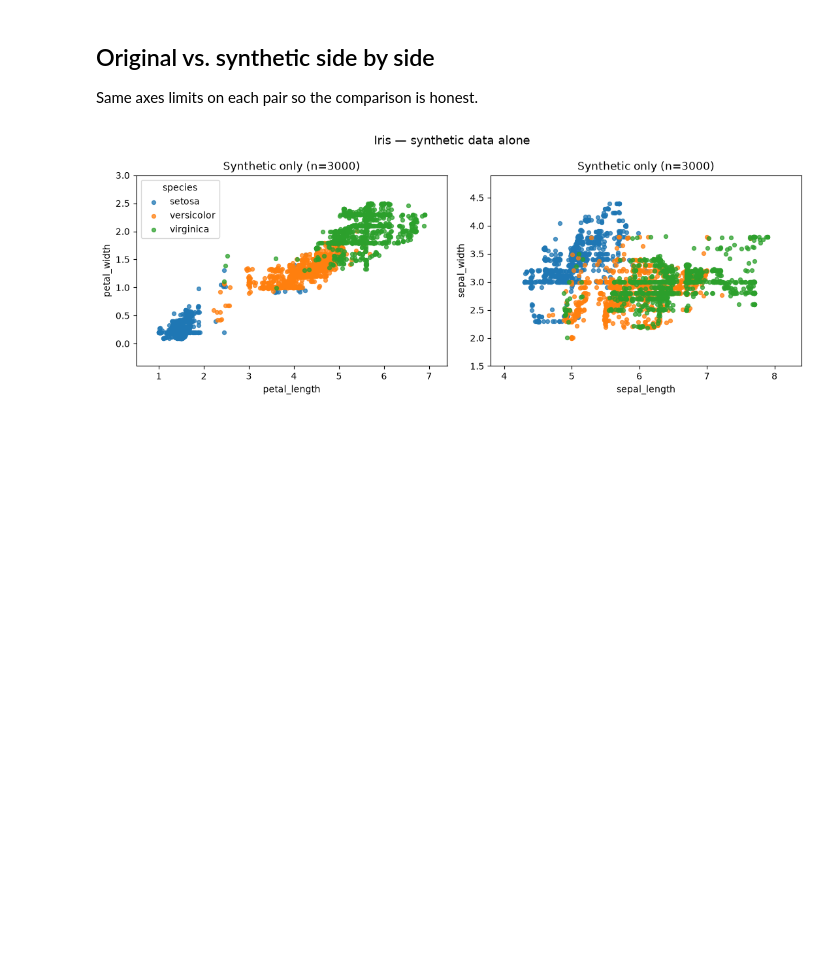
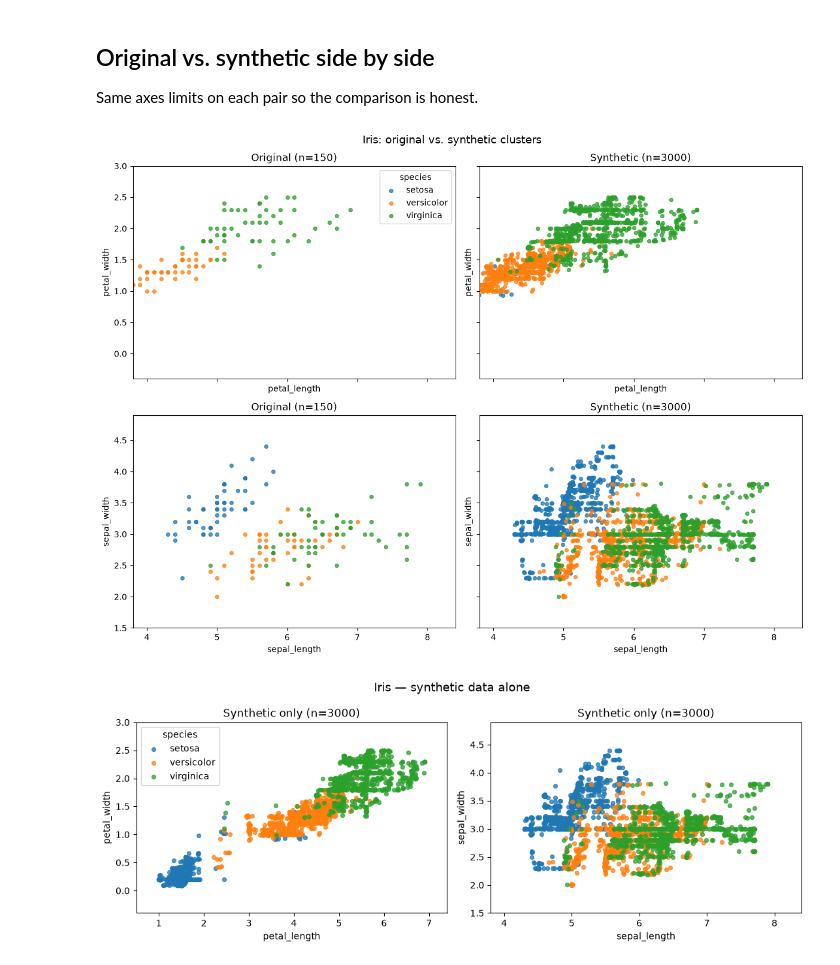
Before and after one commit to ajosanchez/data-diffusion, a Jupyter notebook: notebooks/iris-demo.ipynb, the cells around one changed output. Drawn from its saved outputs; the diff is of its cells as text; code cells hidden in the pictures; blank space fills up the shorter version.

```diff
--- a/notebooks/iris-demo.ipynb
+++ b/notebooks/iris-demo.ipynb
@@ -92,6 +89,23 @@ synthetic.head()
 ## Original vs. synthetic side by side
 
 Same axes limits on each pair so the comparison is honest.
+# %%
+fig, axes = plt.subplots(2, 2, figsize=(12, 9), sharex="col", sharey="row")
+for row, (x, y) in enumerate(PAIRS):
+    plot_clusters(
+        iris, axes[row][0],
+        f"Original (n={len(iris)})", x, y, xlims[x], xlims[y],
+    )
+    plot_clusters(
+        synthetic, axes[row][1],
+        f"Synthetic (n={len(synthetic)})", x, y, xlims[x], xlims[y],
+    )
+axes[0][0].legend(frameon=True, title="species")
+fig.suptitle("Iris: original vs. synthetic clusters", fontsize=13)
+fig.tight_layout()
+plt.show()
+# %% [output]
+[figure, added]
 # %%
 fig, axes = plt.subplots(1, 2, figsize=(11, 4.2))
 for ax, (x, y) in zip(axes, PAIRS):
```
Also changed, not shown: parts of 4 cells of this notebook, 6 other files.
